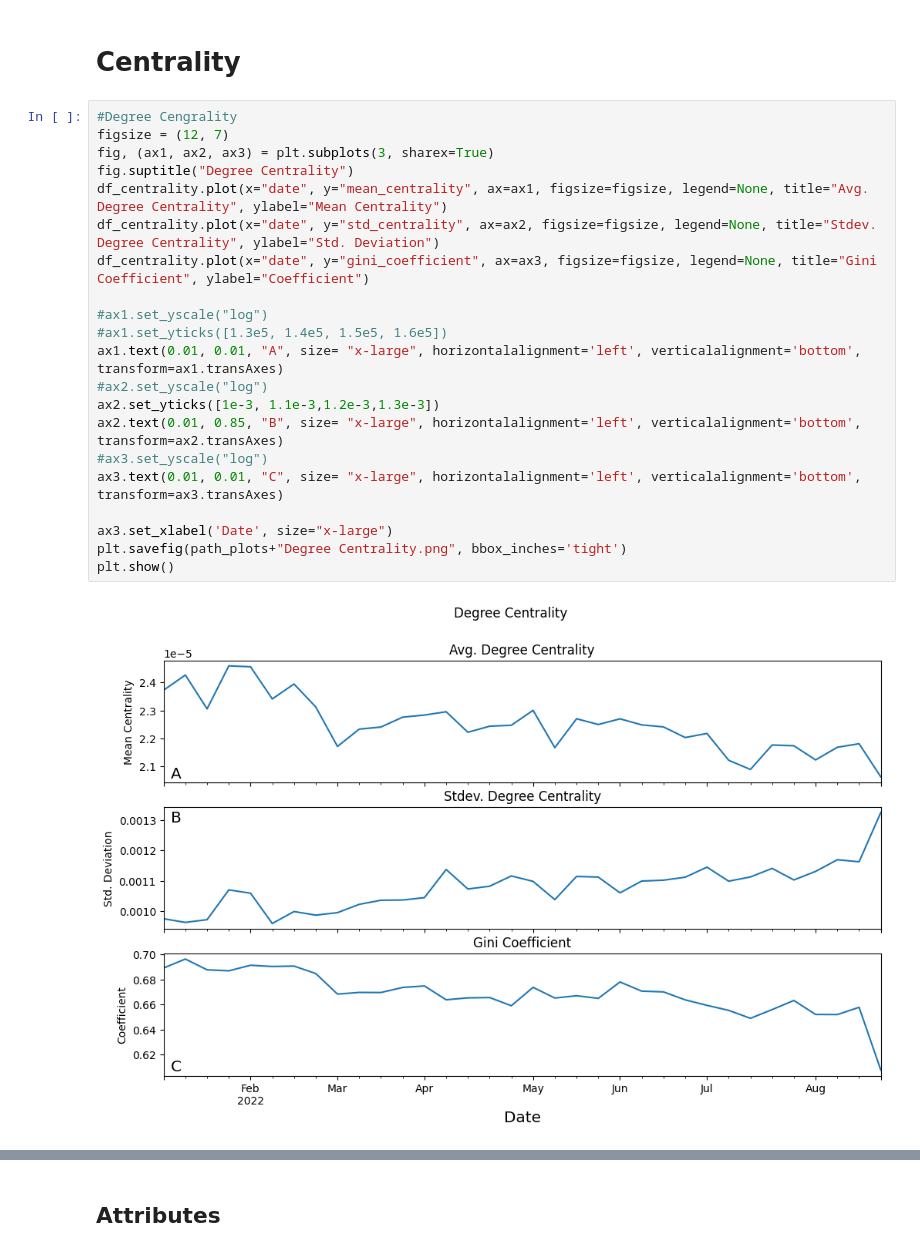
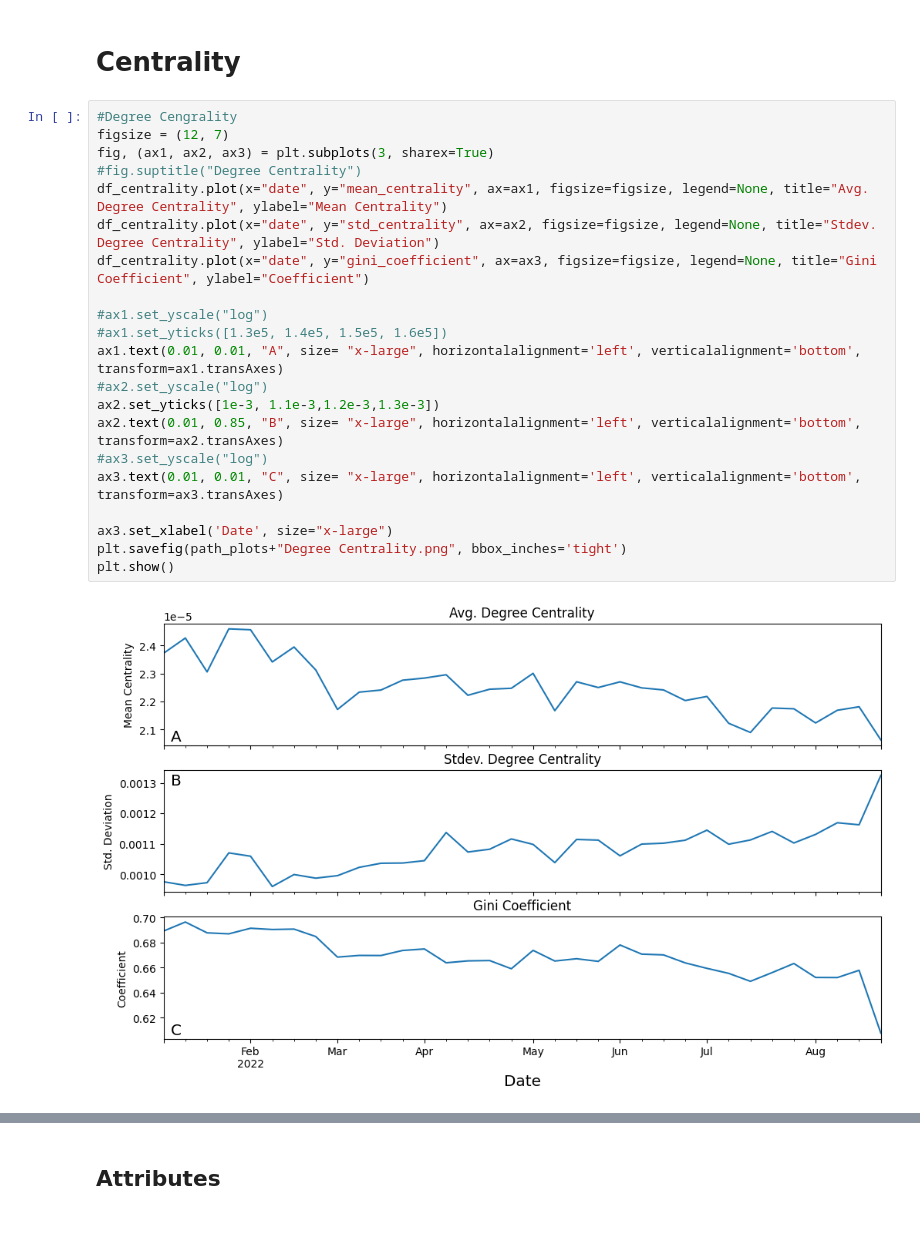
Before and after one commit to Ankan0011/NSProject, a Jupyter notebook: Plots/plots.ipynb, the cells around one changed output, grey strips where cells are left out. Cells and saved outputs as stored; diff of their text form; blank space fills up the shorter version.

```diff
--- a/Plots/plots.ipynb
+++ b/Plots/plots.ipynb
@@ -190,26 +190,26 @@ plt.show()
 # %%
 #Degree Cengrality
 figsize = (12, 7)
 fig, (ax1, ax2, ax3) = plt.subplots(3, sharex=True)
-fig.suptitle("Degree Centrality")
+#fig.suptitle("Degree Centrality")
 df_centrality.plot(x="date", y="mean_centrality", ax=ax1, figsize=figsize, legend=None, title="Avg. Degree Centrality", ylabel="Mean Centrality")
 df_centrality.plot(x="date", y="std_centrality", ax=ax2, figsize=figsize, legend=None, title="Stdev. Degree Centrality", ylabel="Std. Deviation")
 df_centrality.plot(x="date", y="gini_coefficient", ax=ax3, figsize=figsize, legend=None, title="Gini Coefficient", ylabel="Coefficient")
 
 #ax1.set_yscale("log")
 #ax1.set_yticks([1.3e5, 1.4e5, 1.5e5, 1.6e5])
 ax1.text(0.01, 0.01, "A", size= "x-large", horizontalalignment='left', verticalalignment='bottom', transform=ax1.transAxes)
 #ax2.set_yscale("log")
 ax2.set_yticks([1e-3, 1.1e-3,1.2e-3,1.3e-3])
 ax2.text(0.01, 0.85, "B", size= "x-large", horizontalalignment='left', verticalalignment='bottom', transform=ax2.transAxes)
 #ax3.set_yscale("log")
 ax3.text(0.01, 0.01, "C", size= "x-large", horizontalalignment='left', verticalalignment='bottom', transform=ax3.transAxes)
 
 ax3.set_xlabel('Date', size="x-large")
 plt.savefig(path_plots+"Degree Centrality.png", bbox_inches='tight')
 plt.show()
 # %% [output]
-[figure, old version]
+[figure, new version]
 # %%
 #Closeness
 figsize = (12, 7)
```
Also changed, not shown: parts of 4 cells of this notebook.
